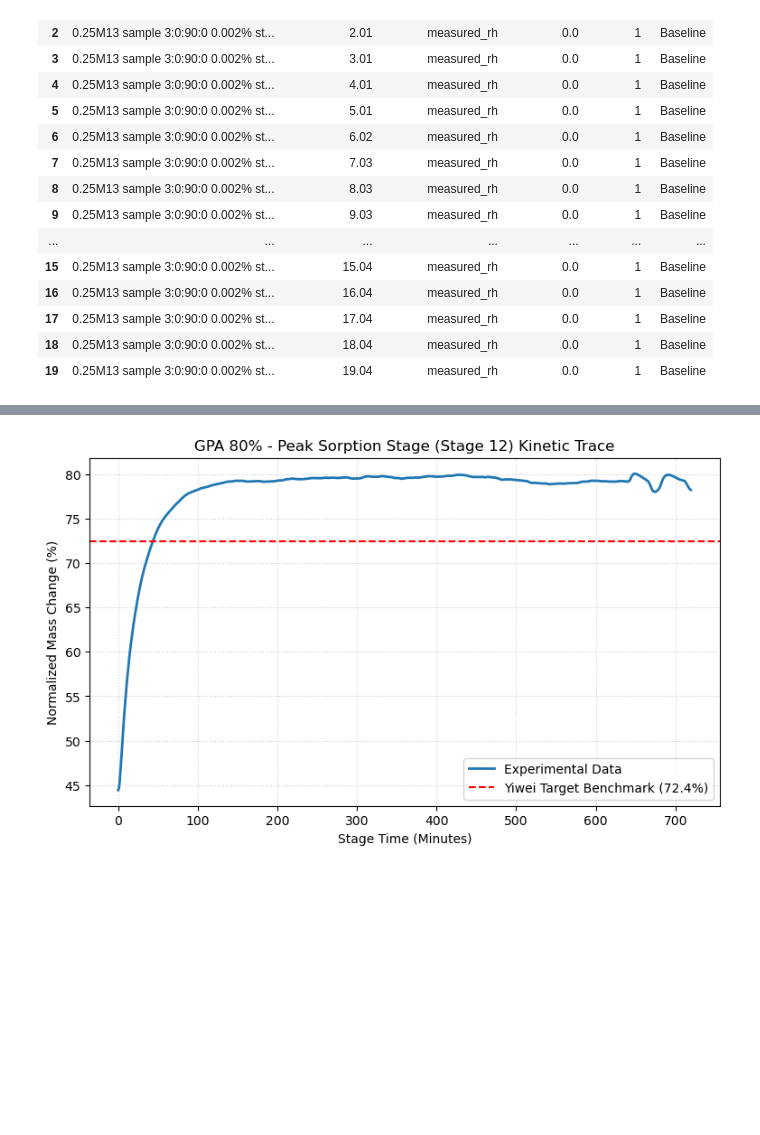
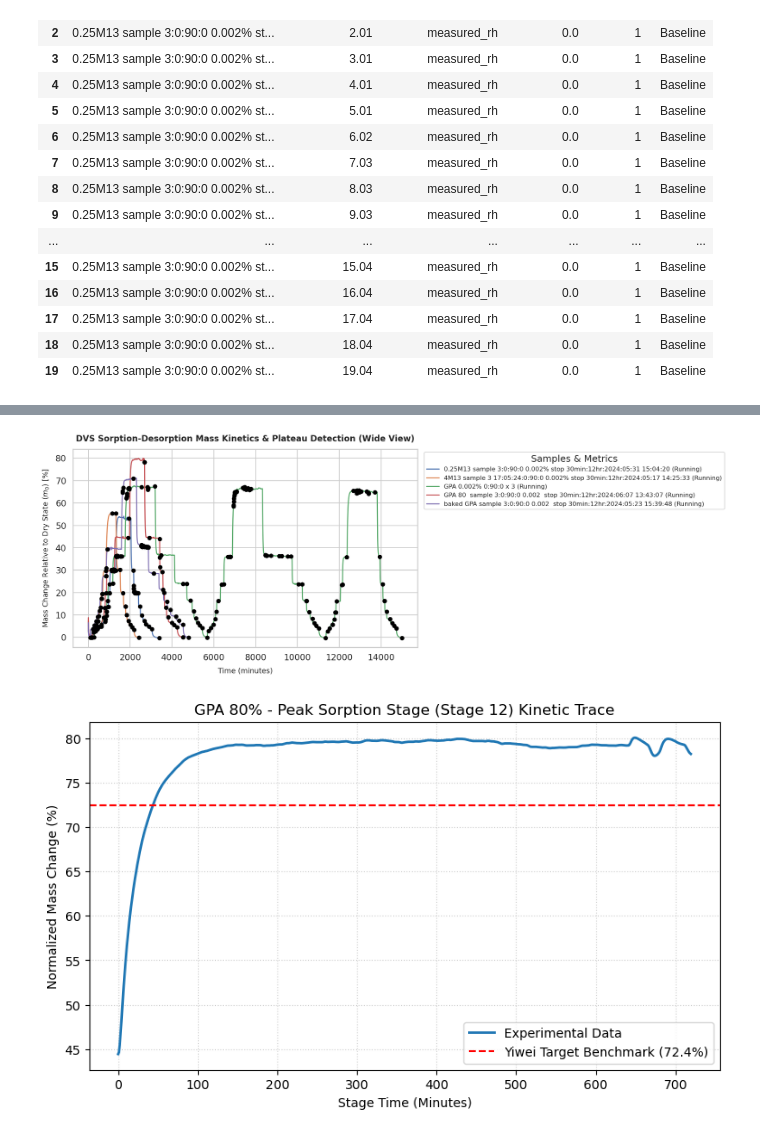
Before and after one commit to StixM6/graphage13-sorption, a Jupyter notebook: notebooks/sorption_kinetics_pipeline.ipynb, the cells around one changed output, grey strips where cells are left out. Cells and saved outputs as stored; diff of their text form; code cells hidden in the pictures; blank space fills up the shorter version.

```diff
--- a/notebooks/sorption_kinetics_pipeline.ipynb
+++ b/notebooks/sorption_kinetics_pipeline.ipynb
@@ -369,3 +408,56 @@ Stages that hit the 12h time cap limit: ['GPA 4:1 (Stage 37, Duration: 719.5 min
+# %%
+import matplotlib.pyplot as plt
+import seaborn as sns
+
+# Set clean, professional plotting style
+sns.set_theme(style="whitegrid", context="talk")
+
+# INCREASED WIDTH: changed from (14, 8) to (19, 7) for a wider perspective
+plt.figure(figsize=(19, 7))
+
+# 1. Group by sample to overlay their individual runs
+for sample_name, group in segmented_df.groupby('sample_name'):
+    # Clean up the label for the legend
+    clean_label = sample_name.split('_')[0] if '_' in sample_name else sample_name
+
+    # Sort by time to ensure a continuous line plot
+    plot_data = group.sort_values(by='time_minutes_')
+
+    # 2. Plot the main kinetics curve (Time vs Running Mass Change)
+    plt.plot(
+        plot_data['time_minutes_'],
+        plot_data['mass_change_pct'],
+        label=f"{clean_label} (Running)",
+        linewidth=2
+    )
+
+    # 3. Highlight the extracted equilibrium points (flattest gradient markers)
+    for stage_id, stage_data in plot_data.groupby('stage_id'):
+        if not stage_data.empty:
+            # Find where the running mass exactly equals the chosen equilibrium mass
+            idx_closest = (stage_data['mass_mg_'] - stage_data['flat_equilibrium_mass']).abs().idxmin()
+
+            plt.scatter(
+                plot_data.loc[idx_closest, 'time_minutes_'],
+                plot_data.loc[idx_closest, 'equilibrium_capacity_pct'],
+                color='black',
+                s=50,  # Slightly larger marker for the wide view
+                zorder=5
+            )
+
+# Decorate the plot
+plt.title("DVS Sorption-Desorption Mass Kinetics & Plateau Detection (Wide View)", fontsize=16, fontweight='bold', pad=15)
+plt.xlabel("Time (minutes)", fontsize=14, labelpad=10)
+plt.ylabel("Mass Change Relative to Dry State ($m_0$) [%]", fontsize=14, labelpad=10)
+
+# Position legend cleanly outside the wider chart area
+plt.legend(title="Samples & Metrics", bbox_to_anchor=(1.01, 1), loc='upper left', fontsize=12)
+plt.tight_layout()
+
+# Show the visualization
+plt.show()
+# %% [output]
+[figure, added]
 # %%
 import matplotlib.pyplot as plt
 
```
Also changed, not shown: parts of 7 cells of this notebook, 5 other files.
